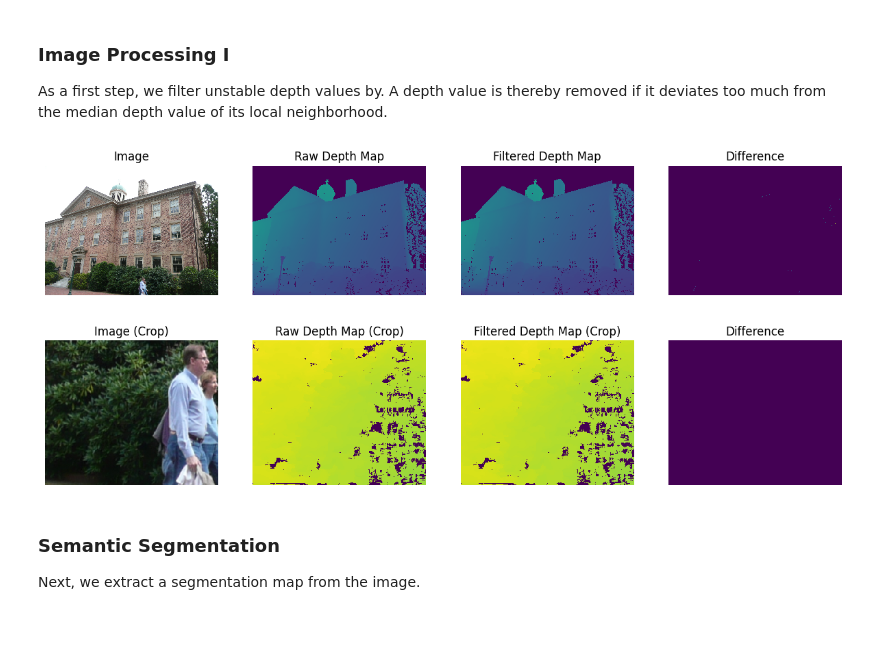
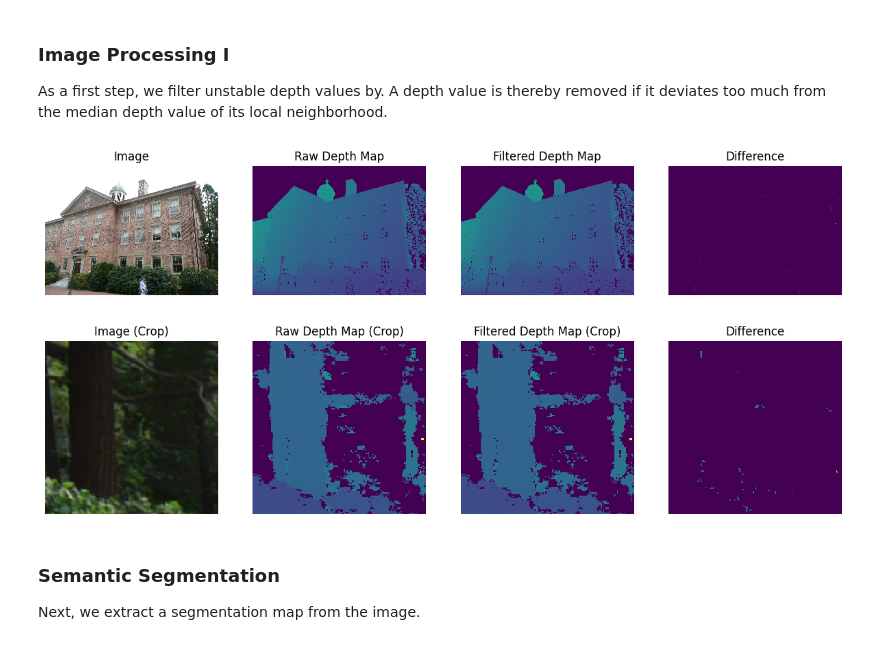
Before and after one commit to fyangch/RefinedMegaDepth, a Jupyter notebook: notebooks/postprocessing.ipynb, the cells around one changed output. Saved outputs shown, nothing was run; the diff lists cells and outputs as text; code cells hidden in the pictures.

Commit message:
Choose different crop and rerun notebook

```diff
--- a/notebooks/postprocessing.ipynb
+++ b/notebooks/postprocessing.ipynb
@@ -40,14 +40,14 @@ As a first step, we filter unstable depth values by. A depth value is thereby re
 # %%
 image = Image.open(os.path.join(dense_model_dir, "images", image_fn)).convert("RGB")
 depth_map_0 = load_depth_map(os.path.join(dense_model_dir, "stereo", "depth_maps", f"{image_fn}.geometric.bin"))
 depth_map_1 = filter_unstable_depths(depth_map_0)
 
 plot_images([image, depth_map_0, depth_map_1, depth_map_0 - depth_map_1], ["Image", "Raw Depth Map", "Filtered Depth Map", "Difference"])
-crop = np.s_[-250:,-1300:-1000]
+crop = np.s_[1300:1450, -150:]
 plot_images([np.array(image)[crop], depth_map_0[crop], depth_map_1[crop], depth_map_0[crop] - depth_map_1[crop]], ["Image (Crop)", "Raw Depth Map (Crop)", "Filtered Depth Map (Crop)", "Difference"])
 # %% [output]
 [figure]
-[figure, old version]
+[figure, new version]
 # %% [markdown]
 ### Semantic Segmentation
 Next, we extract a segmentation map from the image.
```
Also changed, not shown: parts of 3 cells of this notebook.
